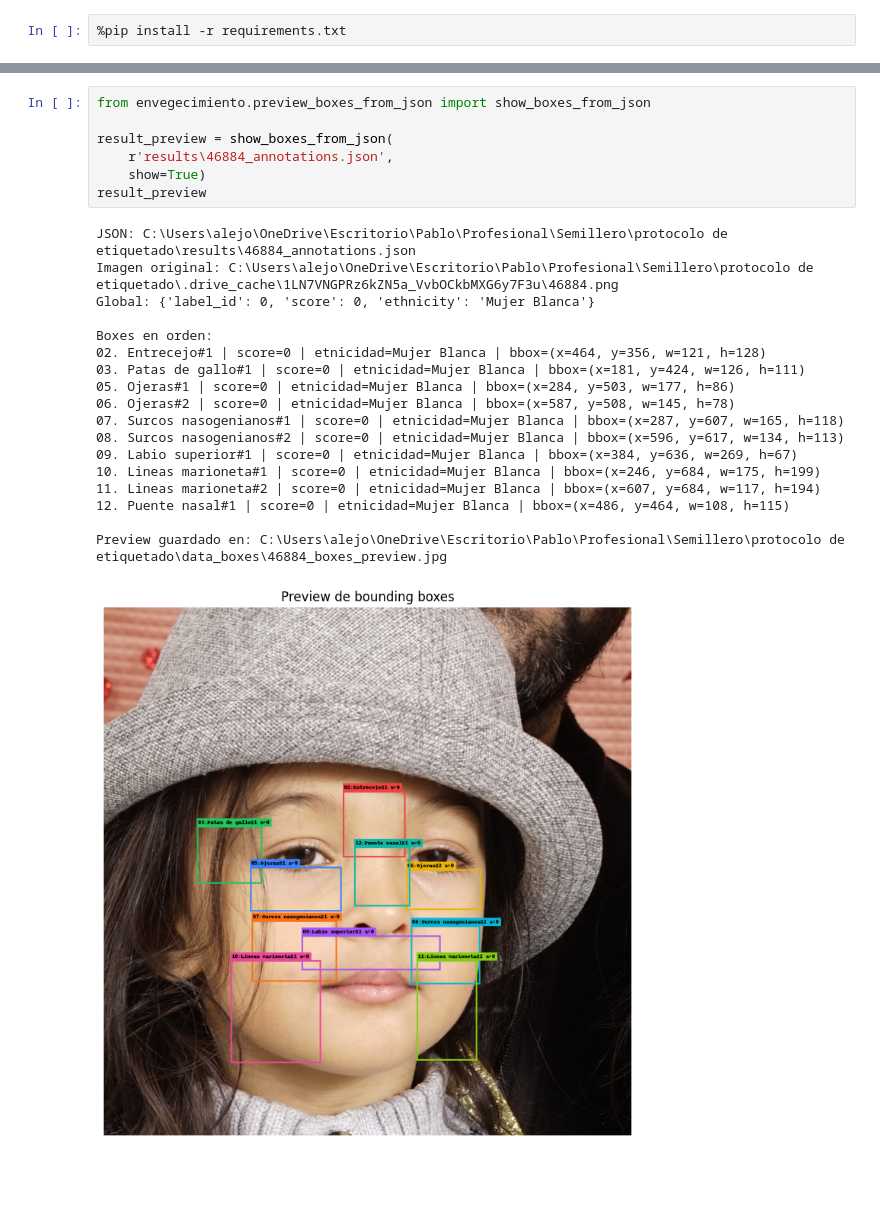
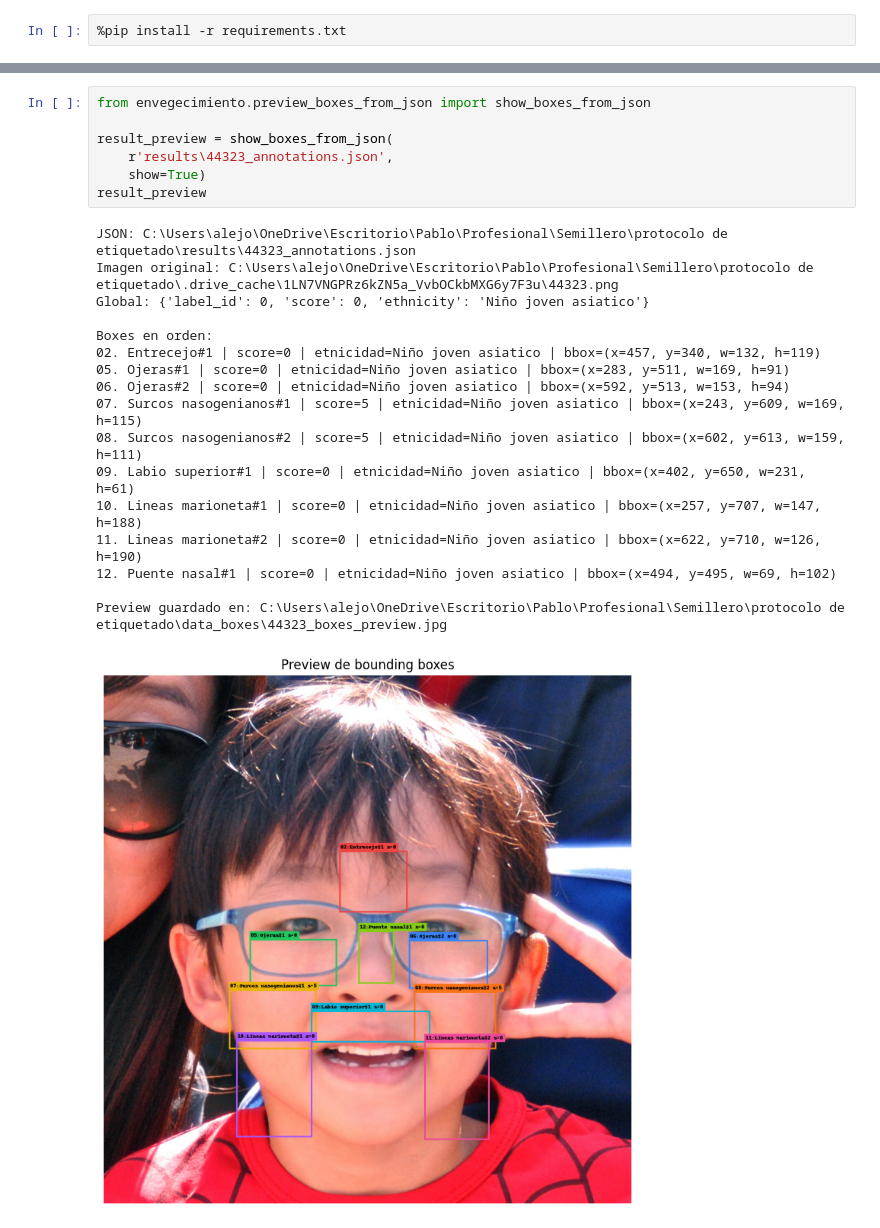
Before and after one commit to pablo-reyes8/labeling-protocol, a Jupyter notebook: annotate_jupyter.ipynb, the cells around one changed output, grey strips where cells are left out. Drawn from its saved outputs; the diff is of its cells as text; blank space fills up the shorter version.

```diff
--- a/annotate_jupyter.ipynb
+++ b/annotate_jupyter.ipynb
@@ -45,26 +43,25 @@ Sesion batch (drive_remote_session): 2 pendiente(s) de 2 total.
 # %%
 from envegecimiento.preview_boxes_from_json import show_boxes_from_json
 
 result_preview = show_boxes_from_json(
-    r'results\46884_annotations.json',
+    r'results\44323_annotations.json',
     show=True)
 result_preview
 # %% [output]
-JSON: C:\Users\alejo\OneDrive\Escritorio\Pablo\Profesional\Semillero\protocolo de etiquetado\results\46884_annotations.json
-Imagen original: C:\Users\alejo\OneDrive\Escritorio\Pablo\Profesional\Semillero\protocolo de etiquetado\.drive_cache\1LN7VNGPRz6kZN5a_VvbOCkbMXG6y7F3u\46884.png
-Global: {'label_id': 0, 'score': 0, 'ethnicity': 'Mujer Blanca'}
+JSON: C:\Users\alejo\OneDrive\Escritorio\Pablo\Profesional\Semillero\protocolo de etiquetado\results\44323_annotations.json
+Imagen original: C:\Users\alejo\OneDrive\Escritorio\Pablo\Profesional\Semillero\protocolo de etiquetado\.drive_cache\1LN7VNGPRz6kZN5a_VvbOCkbMXG6y7F3u\44323.png
+Global: {'label_id': 0, 'score': 0, 'ethnicity': 'Niño joven asiatico'}
 
 Boxes en orden:
-02. Entrecejo#1 | score=0 | etnicidad=Mujer Blanca | bbox=(x=464, y=356, w=121, h=128)
-03. Patas de gallo#1 | score=0 | etnicidad=Mujer Blanca | bbox=(x=181, y=424, w=126, h=111)
-05. Ojeras#1 | score=0 | etnicidad=Mujer Blanca | bbox=(x=284, y=503, w=177, h=86)
-06. Ojeras#2 | score=0 | etnicidad=Mujer Blanca | bbox=(x=587, y=508, w=145, h=78)
-07. Surcos nasogenianos#1 | score=0 | etnicidad=Mujer Blanca | bbox=(x=287, y=607, w=165, h=118)
-08. Surcos nasogenianos#2 | score=0 | etnicidad=Mujer Blanca | bbox=(x=596, y=617, w=134, h=113)
-09. Labio superior#1 | score=0 | etnicidad=Mujer Blanca | bbox=(x=384, y=636, w=269, h=67)
-10. Lineas marioneta#1 | score=0 | etnicidad=Mujer Blanca | bbox=(x=246, y=684, w=175, h=199)
-11. Lineas marioneta#2 | score=0 | etnicidad=Mujer Blanca | bbox=(x=607, y=684, w=117, h=194)
-12. Puente nasal#1 | score=0 | etnicidad=Mujer Blanca | bbox=(x=486, y=464, w=108, h=115)
+02. Entrecejo#1 | score=0 | etnicidad=Niño joven asiatico | bbox=(x=457, y=340, w=132, h=119)
+05. Ojeras#1 | score=0 | etnicidad=Niño joven asiatico | bbox=(x=283, y=511, w=169, h=91)
+06. Ojeras#2 | score=0 | etnicidad=Niño joven asiatico | bbox=(x=592, y=513, w=153, h=94)
+07. Surcos nasogenianos#1 | score=5 | etnicidad=Niño joven asiatico | bbox=(x=243, y=609, w=169, h=115)
+08. Surcos nasogenianos#2 | score=5 | etnicidad=Niño joven asiatico | bbox=(x=602, y=613, w=159, h=111)
+09. Labio superior#1 | score=0 | etnicidad=Niño joven asiatico | bbox=(x=402, y=650, w=231, h=61)
+10. Lineas marioneta#1 | score=0 | etnicidad=Niño joven asiatico | bbox=(x=257, y=707, w=147, h=188)
+11. Lineas marioneta#2 | score=0 | etnicidad=Niño joven asiatico | bbox=(x=622, y=710, w=126, h=190)
+12. Puente nasal#1 | score=0 | etnicidad=Niño joven asiatico | bbox=(x=494, y=495, w=69, h=102)
 
-Preview guardado en: C:\Users\alejo\OneDrive\Escritorio\Pablo\Profesional\Semillero\protocolo de etiquetado\data_boxes\46884_boxes_preview.jpg
+Preview guardado en: C:\Users\alejo\OneDrive\Escritorio\Pablo\Profesional\Semillero\protocolo de etiquetado\data_boxes\44323_boxes_preview.jpg
-[figure, old version]
+[figure, new version]
```
Also changed, not shown: parts of 2 cells of this notebook, 26 other files.
